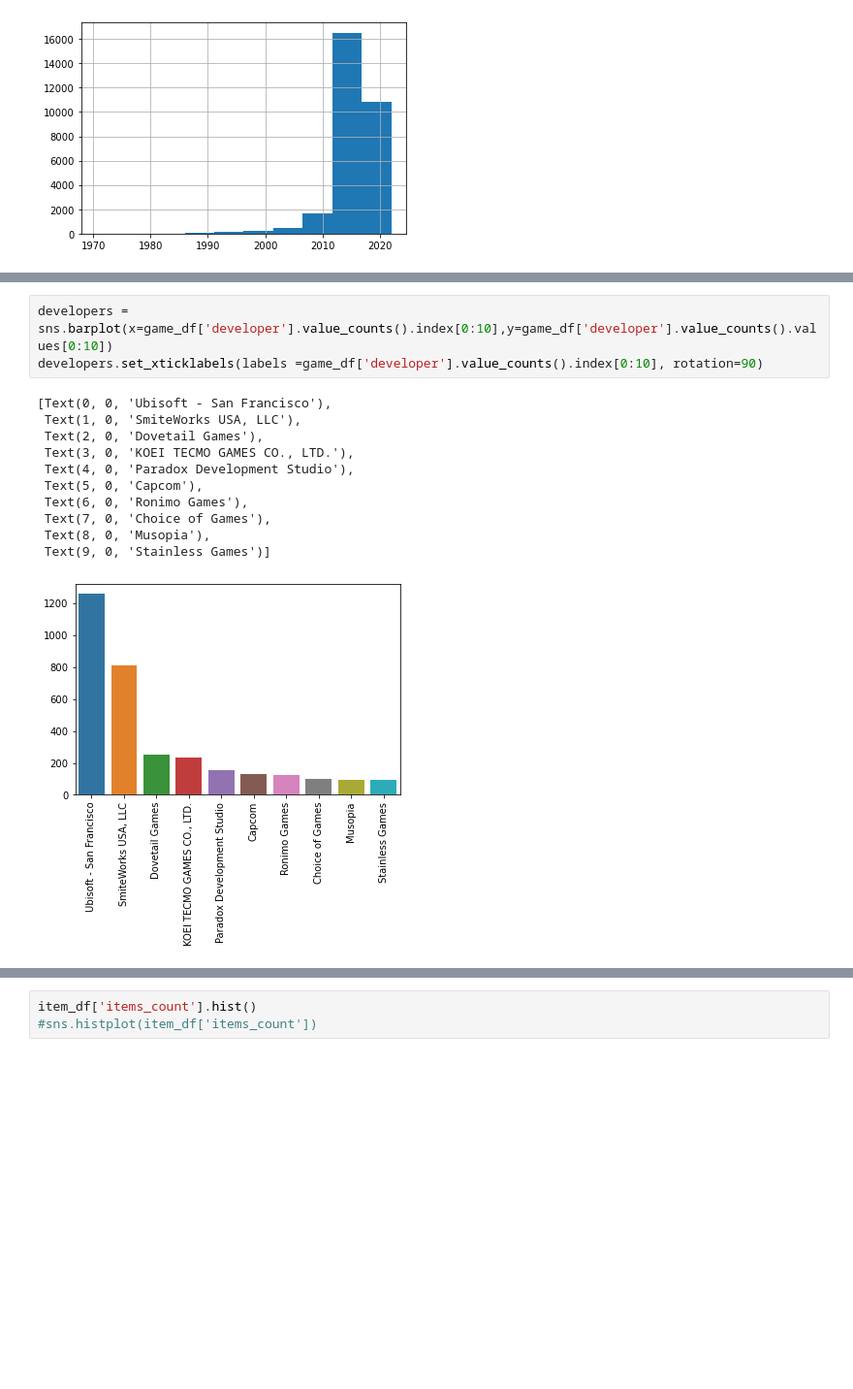
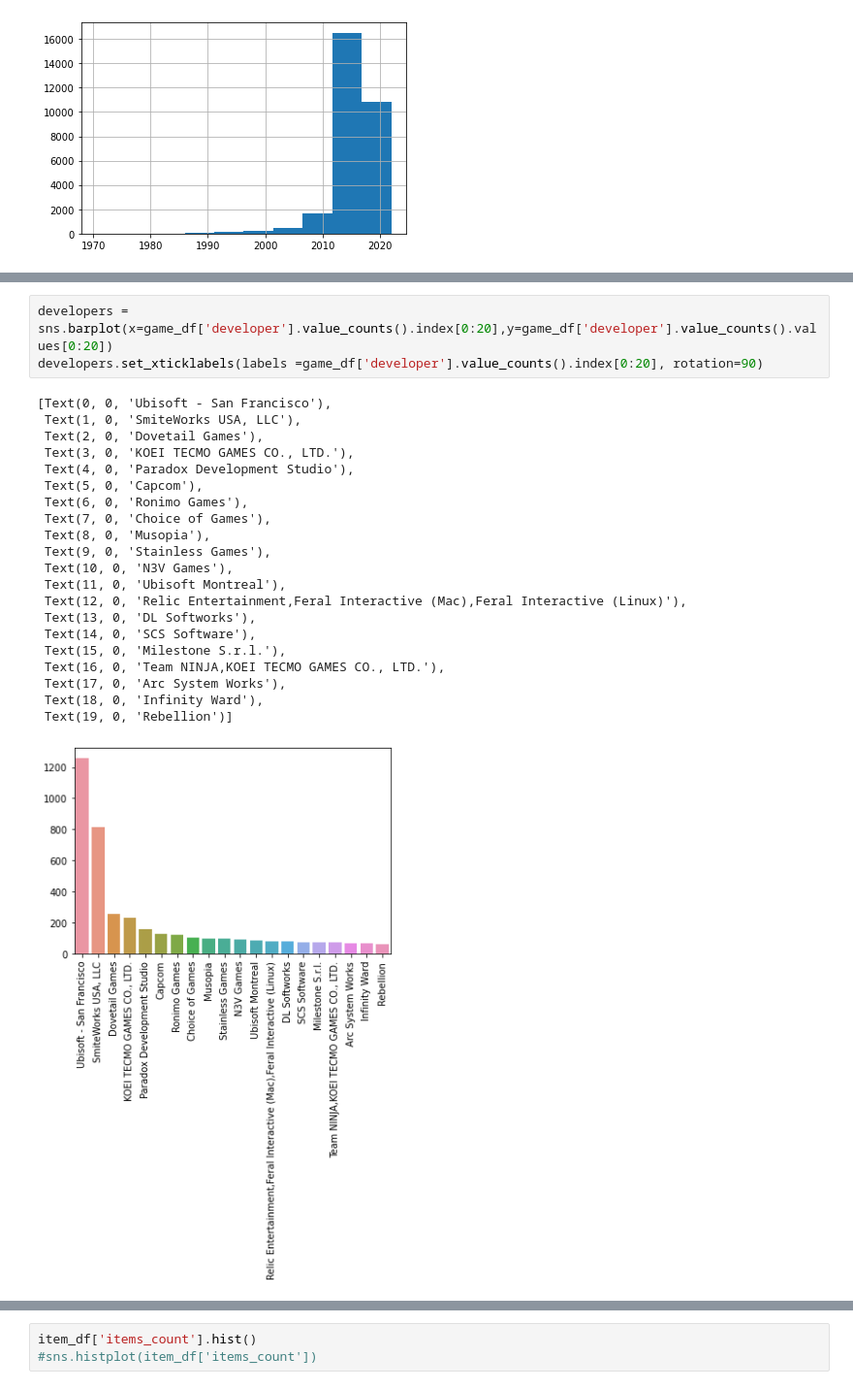
Before and after one commit to JakeAsh22/steam-rec-system, a Jupyter notebook: get_data.ipynb, the cells around one changed output, grey strips where cells are left out. Shown at 97% size. Cells and saved outputs as stored; diff of their text form; blank space fills up the shorter version.

```diff
--- a/get_data.ipynb
+++ b/get_data.ipynb
@@ -345,15 +270,25 @@ dates.hist()
 # %%
-developers = sns.barplot(x=game_df['developer'].value_counts().index[0:10],y=game_df['developer'].value_counts().values[0:10])
-developers.set_xticklabels(labels =game_df['developer'].value_counts().index[0:10], rotation=90)
+developers = sns.barplot(x=game_df['developer'].value_counts().index[0:20],y=game_df['developer'].value_counts().values[0:20])
+developers.set_xticklabels(labels =game_df['developer'].value_counts().index[0:20], rotation=90)
 # %% [output]
 [Text(0, 0, 'Ubisoft - San Francisco'),
  Text(1, 0, 'SmiteWorks USA, LLC'),
  Text(2, 0, 'Dovetail Games'),
  Text(3, 0, 'KOEI TECMO GAMES CO., LTD.'),
  Text(4, 0, 'Paradox Development Studio'),
  Text(5, 0, 'Capcom'),
  Text(6, 0, 'Ronimo Games'),
  Text(7, 0, 'Choice of Games'),
  Text(8, 0, 'Musopia'),
- Text(9, 0, 'Stainless Games')]
+ Text(9, 0, 'Stainless Games'),
+ Text(10, 0, 'N3V Games'),
+ Text(11, 0, 'Ubisoft Montreal'),
+ Text(12, 0, 'Relic Entertainment,Feral Interactive (Mac),Feral Interactive (Linux)'),
+ Text(13, 0, 'DL Softworks'),
+ Text(14, 0, 'SCS Software'),
+ Text(15, 0, 'Milestone S.r.l.'),
+ Text(16, 0, 'Team NINJA,KOEI TECMO GAMES CO., LTD.'),
+ Text(17, 0, 'Arc System Works'),
+ Text(18, 0, 'Infinity Ward'),
+ Text(19, 0, 'Rebellion')]
-[figure, old version]
+[figure, new version]
```
Also changed, not shown: parts of 82 cells of this notebook, 5 other files.
